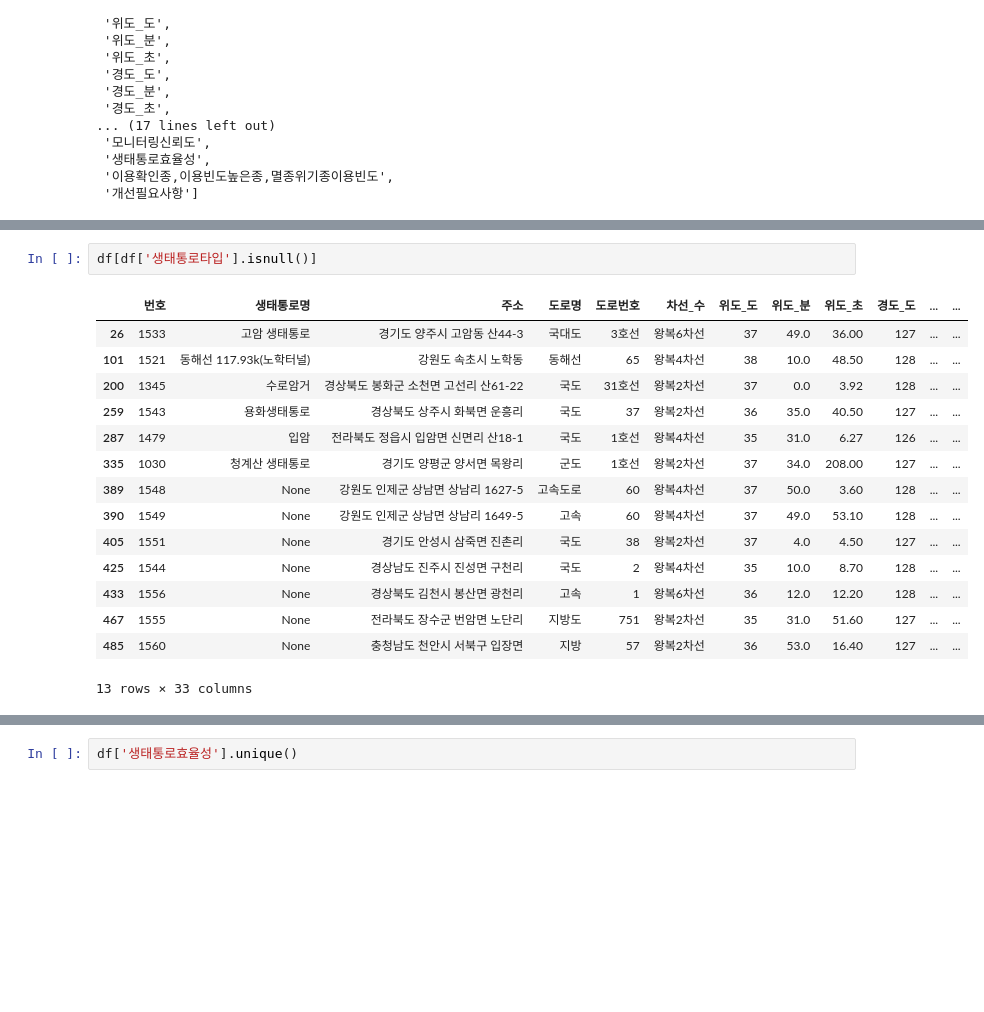
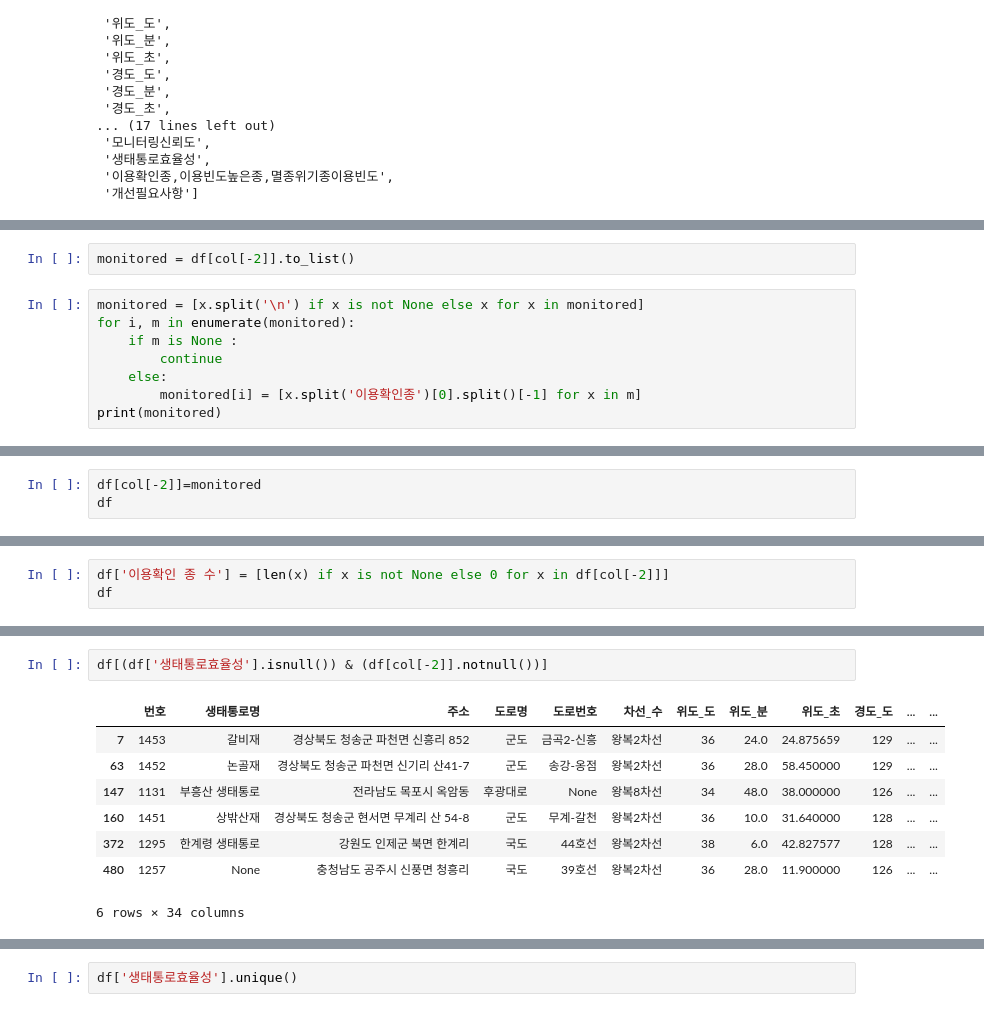
Before and after one commit to HKLeeeee/datacampus_dao, a Jupyter notebook: preprocessing/생태통로 정성지표 라벨링.ipynb, the cells around one changed output, grey strips where cells are left out. Cells and saved outputs as stored; diff of their text form; blank space fills up the shorter version.

Commit message:
생태통로 Main Data EDA & 라벨링

```diff
--- a/preprocessing/생태통로 정성지표 라벨링.ipynb
+++ b/preprocessing/생태통로 정성지표 라벨링.ipynb
@@ -87,0 +86,10 @@ array(['육교형', '터널형', None, '양서·파충류 통로'], dtype=object
+# %%
+monitored = df[col[-2]].to_list()
+# %%
+monitored = [x.split('\n') if x is not None else x for x in monitored]
+for i, m in enumerate(monitored):
+    if m is None :
+        continue
+    else:
+        monitored[i] = [x.split('이용확인종')[0].split()[-1] for x in m]
+print(monitored)
@@ -87,0 +98,3 @@ array(['육교형', '터널형', None, '양서·파충류 통로'], dtype=object
+# %%
+df[col[-2]]=monitored
+df
@@ -87,0 +117,3 @@ array(['육교형', '터널형', None, '양서·파충류 통로'], dtype=object
+# %%
+df['이용확인 종 수'] = [len(x) if x is not None else 0 for x in df[col[-2]]]
+df
@@ -88,18 +157,11 @@ array(['육교형', '터널형', None, '양서·파충류 통로'], dtype=object
 # %%
-df[df['생태통로타입'].isnull()]
+df[(df['생태통로효율성'].isnull()) & (df[col[-2]].notnull())]
 # %% [output]
 |  | 번호 | 생태통로명 | 주소 | 도로명 | 도로번호 | 차선_수 | 위도_도 | 위도_분 | 위도_초 | 경도_도 | ... | ... |
-| 26 | 1533 | 고암 생태통로 | 경기도 양주시 고암동 산44-3 | 국대도 | 3호선 | 왕복6차선 | 37 | 49.0 | 36.00 | 127 | ... | ... |
-| 101 | 1521 | 동해선 117.93k(노학터널) | 강원도 속초시 노학동 | 동해선 | 65 | 왕복4차선 | 38 | 10.0 | 48.50 | 128 | ... | ... |
-| 200 | 1345 | 수로암거 | 경상북도 봉화군 소천면 고선리 산61-22 | 국도 | 31호선 | 왕복2차선 | 37 | 0.0 | 3.92 | 128 | ... | ... |
-| 259 | 1543 | 용화생태통로 | 경상북도 상주시 화북면 운흥리 | 국도 | 37 | 왕복2차선 | 36 | 35.0 | 40.50 | 127 | ... | ... |
-| 287 | 1479 | 입암 | 전라북도 정읍시 입암면 신면리 산18-1 | 국도 | 1호선 | 왕복4차선 | 35 | 31.0 | 6.27 | 126 | ... | ... |
-| 335 | 1030 | 청계산 생태통로 | 경기도 양평군 양서면 목왕리 | 군도 | 1호선 | 왕복2차선 | 37 | 34.0 | 208.00 | 127 | ... | ... |
-| 389 | 1548 | None | 강원도 인제군 상남면 상남리 1627-5 | 고속도로 | 60 | 왕복4차선 | 37 | 50.0 | 3.60 | 128 | ... | ... |
-| 390 | 1549 | None | 강원도 인제군 상남면 상남리 1649-5 | 고속 | 60 | 왕복4차선 | 37 | 49.0 | 53.10 | 128 | ... | ... |
-| 405 | 1551 | None | 경기도 안성시 삼죽면 진촌리 | 국도 | 38 | 왕복2차선 | 37 | 4.0 | 4.50 | 127 | ... | ... |
-| 425 | 1544 | None | 경상남도 진주시 진성면 구천리 | 국도 | 2 | 왕복4차선 | 35 | 10.0 | 8.70 | 128 | ... | ... |
-| 433 | 1556 | None | 경상북도 김천시 봉산면 광천리 | 고속 | 1 | 왕복6차선 | 36 | 12.0 | 12.20 | 128 | ... | ... |
-| 467 | 1555 | None | 전라북도 장수군 번암면 노단리 | 지방도 | 751 | 왕복2차선 | 35 | 31.0 | 51.60 | 127 | ... | ... |
-| 485 | 1560 | None | 충청남도 천안시 서북구 입장면 | 지방 | 57 | 왕복2차선 | 36 | 53.0 | 16.40 | 127 | ... | ... |
+| 7 | 1453 | 갈비재 | 경상북도 청송군 파천면 신흥리 852 | 군도 | 금곡2-신흥 | 왕복2차선 | 36 | 24.0 | 24.875659 | 129 | ... | ... |
+| 63 | 1452 | 논골재 | 경상북도 청송군 파천면 신기리 산41-7 | 군도 | 송강-옹점 | 왕복2차선 | 36 | 28.0 | 58.450000 | 129 | ... | ... |
+| 147 | 1131 | 부흥산 생태통로 | 전라남도 목포시 옥암동 | 후광대로 | None | 왕복8차선 | 34 | 48.0 | 38.000000 | 126 | ... | ... |
+| 160 | 1451 | 상밖산재 | 경상북도 청송군 현서면 무계리 산 54-8 | 군도 | 무계-갈천 | 왕복2차선 | 36 | 10.0 | 31.640000 | 128 | ... | ... |
+| 372 | 1295 | 한계령 생태통로 | 강원도 인제군 북면 한계리 | 국도 | 44호선 | 왕복2차선 | 38 | 6.0 | 42.827577 | 128 | ... | ... |
+| 480 | 1257 | None | 충청남도 공주시 신풍면 청흥리 | 국도 | 39호선 | 왕복2차선 | 36 | 28.0 | 11.900000 | 126 | ... | ... |
-13 rows × 33 columns
+6 rows × 34 columns
```
Also changed, not shown: parts of 36 cells of this notebook.
